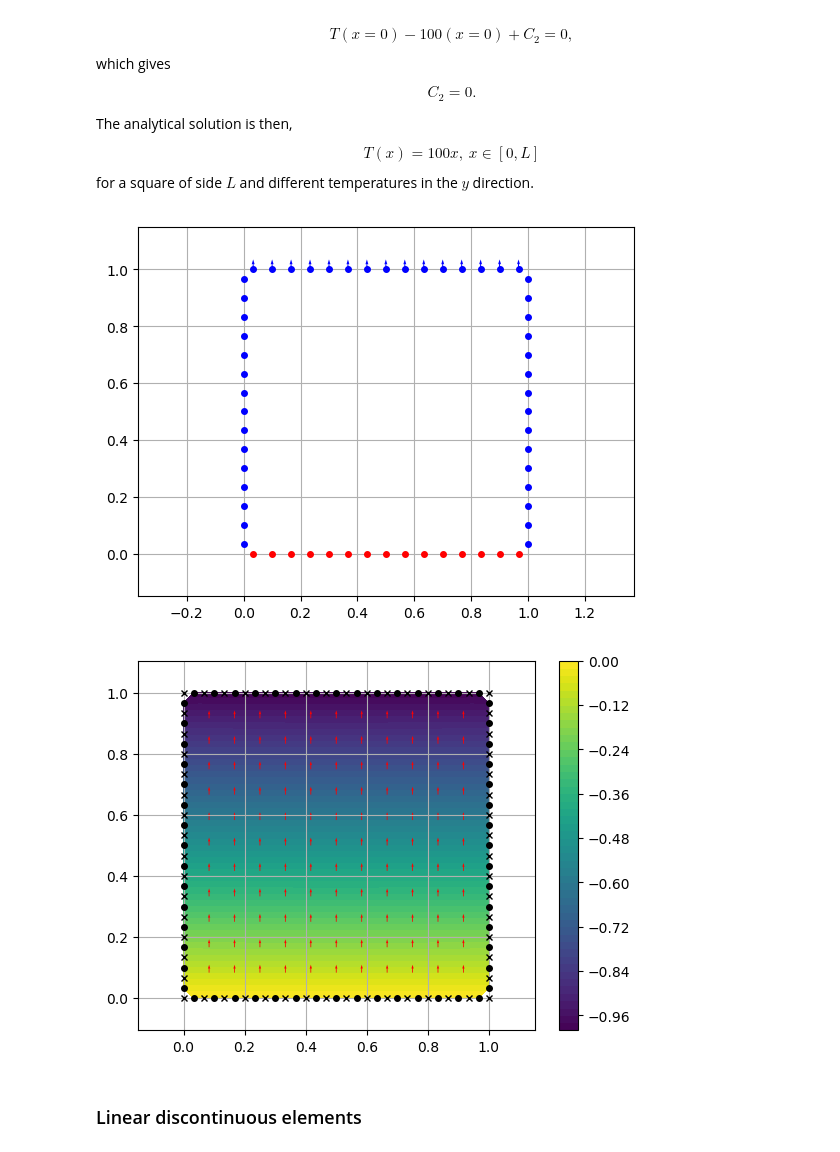
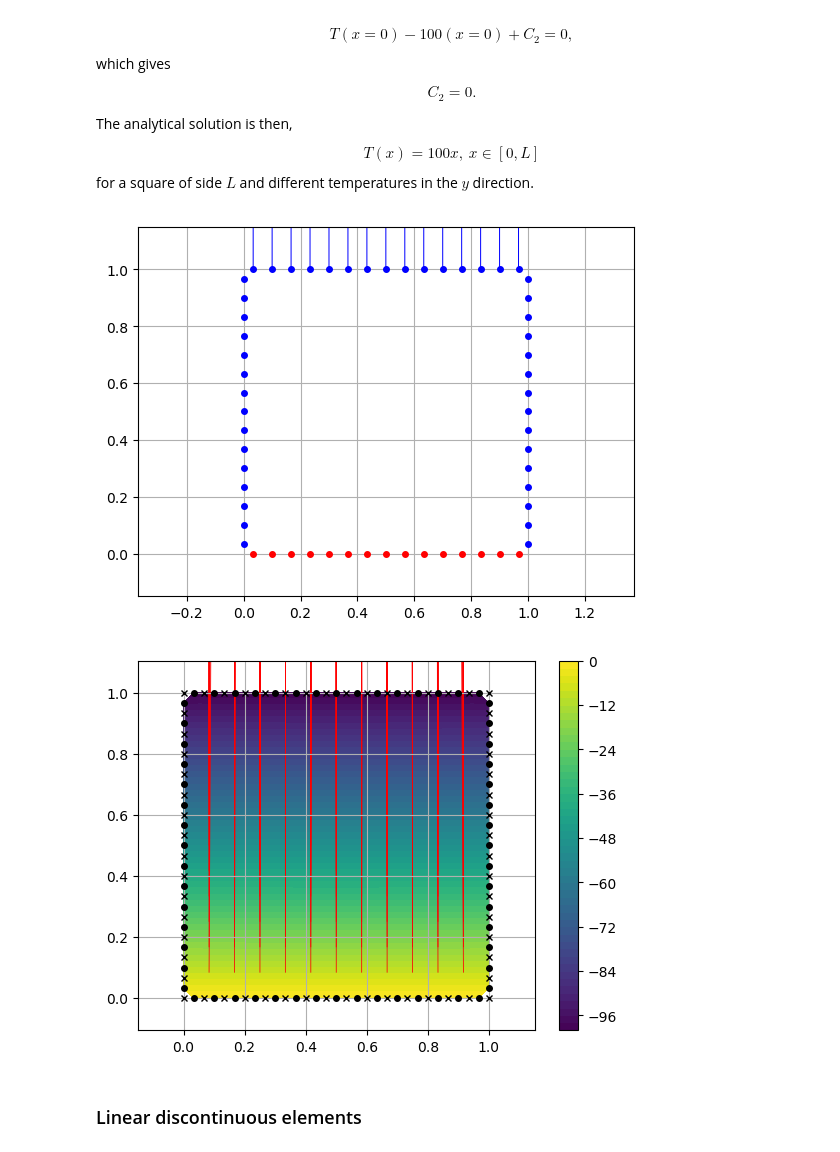
Before and after one commit to alvarocafe/BB, a Jupyter notebook: docs/BEM 2D - Laplace.ipynb, the cells around one changed output. Cells and saved outputs as stored; diff of their text form; code cells hidden in the pictures.

```diff
--- a/docs/BEM 2D - Laplace.ipynb
+++ b/docs/BEM 2D - Laplace.ipynb
@@ -60,7 +64,4 @@ for a square of side $L$ and different temperatures in the $y$ direction.
 # %%
-# To solve this problem using the BEM, we must first
-#make include the constant 2D functions
-include("../src/const2D/dep.jl")
 # Now, define the geometry
 L = 1; # length of the square
 k = 1; # heat conductivity of the material
@@ -80,40 +81,40 @@ MESH = [1 ne
 	 4 ne];
 BCSeg = [1 0 0
 	 2 1 0
-	 3 1 1
+	 3 1 100
 	 4 1 0];
 NPX = 11;
 NPY = 11;
-PONTOS_DOM=gera_p_in(NPX,NPY,POINTS,SEGMENTS); # generate domain points
+PONTOS_DOM=const2D.gera_p_in(NPX,NPY,POINTS,SEGMENTS); # generate domain points
 n_pdom = size(PONTOS_DOM,1);
 PONTOS_dom = zeros(n_pdom,3);
 PONTOS_dom[:,2:3] = PONTOS_DOM[:,:];
 for i = 1:n_pdom
     PONTOS_dom[i,1] = i;
 end
-NOS_GEO,NOS,ELEM,CDC,normal = format_dad(POINTS,SEGMENTS,MESH,BCSeg) # Apply the discretization technique and builds the problems matrices for the geometrical points, physical nodes, elements' connectivity and boundary conditions
+NOS_GEO,NOS,ELEM,CDC,normal = const2D.format_dad(POINTS,SEGMENTS,MESH,BCSeg) # Apply the discretization technique and builds the problems matrices for the geometrical points, physical nodes, elements' connectivity and boundary conditions
 nnos = size(NOS,1)  # Number of physical nodes, same as elements when using constant elements
 npg=8; # Number of integration points
-qsi,w = Gauss_Legendre(-1,1,npg) # Generation of the points and weights
-G,H=cal_GeHpot(NOS,NOS_GEO,ELEM,k,fc,qsi,w);
-A,b = aplica_CDC(G,H,CDC);
+qsi,w = const2D.Gauss_Legendre(-1,1,npg) # Generation of the points and weights
+G,H=const2D.cal_GeHpot(NOS,NOS_GEO,ELEM,k,fc,qsi,w);
+A,b = const2D.aplica_CDC(G,H,CDC);
 x = A\b # Solves the linear system
-T,q = monta_phieq(CDC,x) # Applies the boundary conditions to return the velocity potential and flux
-T_dom,qx_dom,qy_dom = domain_field(PONTOS_dom[:,2:3]',NOS_GEO[:,2:3]',T,q,ELEM[:,2:3]',normal,k); # Evaluates the value at domain points
+T,q = const2D.monta_phieq(CDC,x) # Applies the boundary conditions to return the velocity potential and flux
+T_dom,qx_dom,qy_dom = const2D.domain_field(PONTOS_dom[:,2:3]',NOS_GEO[:,2:3]',T,q,ELEM[:,2:3]',normal,k); # Evaluates the value at domain points
 # %%
 ## Now, let's visualize the results
-using PyCall
-using PyPlot
-plt=PyPlot
-@pyimport matplotlib.tri as tri
+#using PyCall
+#using PyPlot
+#plt=PyPlot
+#@pyimport matplotlib.tri as tri
 tipoCDC = zeros(Bool,size(CDC,1));
 tipoCDC[:] = CDC[:,2];
 valorCDC = CDC[:,3];
-mostra_problema(ELEM[:,2:3],NOS_GEO[:,2:3],NOS[:,2:3],tipoCDC,valorCDC,normal,T,q);
-mostra_heatmap(NOS[:,2:3],PONTOS_dom[:,2:3],real.(T),real.(T_dom),NOS_GEO[:,2:3],ELEM[:,2:3],qx_dom,qy_dom);
+const2D.mostra_problema(ELEM[:,2:3],NOS_GEO[:,2:3],NOS[:,2:3],tipoCDC,valorCDC,normal,T,q);
+const2D.mostra_heatmap(NOS[:,2:3],PONTOS_dom[:,2:3],real.(T),real.(T_dom),NOS_GEO[:,2:3],ELEM[:,2:3],qx_dom,qy_dom);
 # %% [output]
-[figure, old version]
+[figure, new version]
-[figure, old version]
+[figure, new version]
 # %% [markdown]
 ### Linear discontinuous elements
 # %% [markdown]
```
Also changed, not shown: parts of 6 cells of this notebook, 2 other files.
